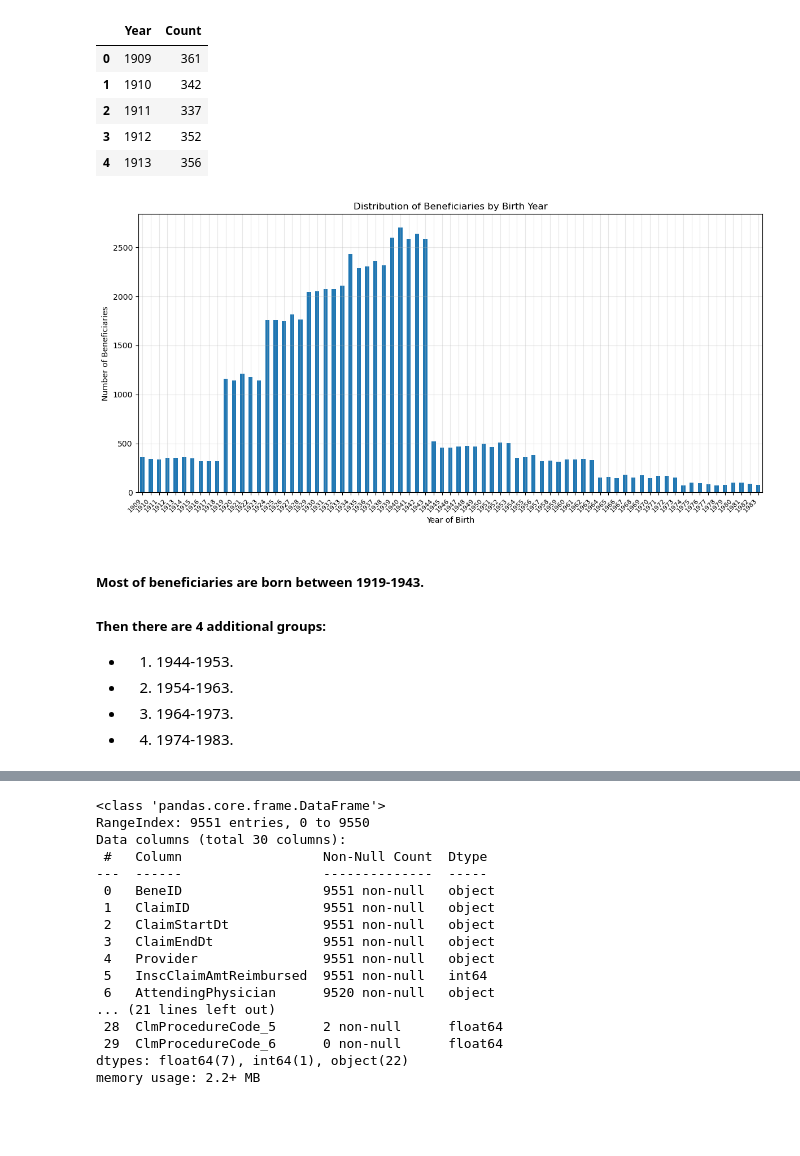
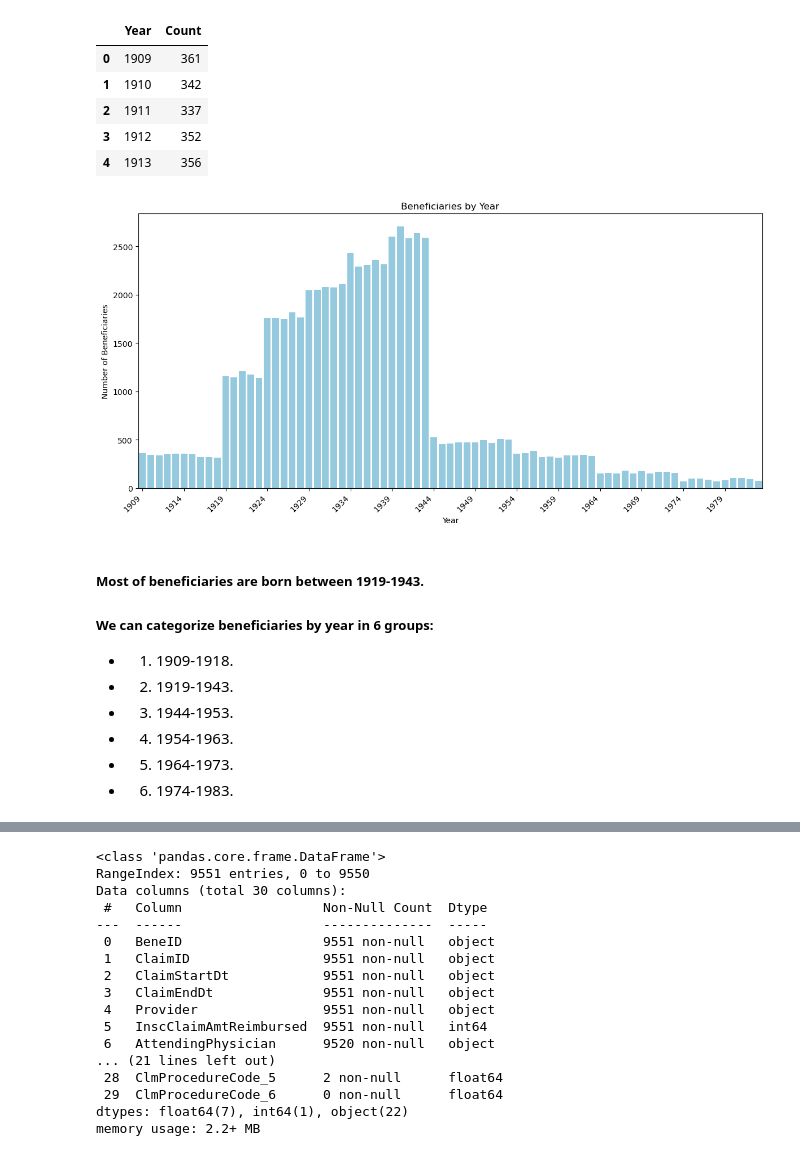
Before and after one commit to CesarChaparro1974/Healthcare-provider-fraud-detection, a Jupyter notebook: notebook.ipynb, the cells around one changed output, grey strips where cells are left out. Drawn from its saved outputs; the diff is of its cells as text; code cells hidden in the pictures; blank space fills up the shorter version.

```diff
--- a/notebook.ipynb
+++ b/notebook.ipynb
@@ -179,23 +179,28 @@ beneficiaries_by_year.head()
 | 2 | 1911 | 337 |
 | 3 | 1912 | 352 |
 | 4 | 1913 | 356 |
-# %%
-# More customized version
-plt.figure(figsize=(12, 6))
-birth_year_dist.plot(kind='bar')
-plt.title('Distribution of Beneficiaries by Birth Year', fontsize=12)
-plt.xlabel('Year of Birth', fontsize=10)
-plt.ylabel('Number of Beneficiaries', fontsize=10)
-plt.xticks(rotation=45, fontsize=8, ha='right')  # ha='right' helps with alignment
-plt.grid(True, alpha=0.3)
-plt.tight_layout()  # Prevents label cutoff
-plt.show()
-# %% [output]
-[figure, removed]
+# %%
+# Create a bar plot
+plt.figure(figsize=(12, 6))
+sns.barplot(x='Year', y='Count', data=beneficiaries_by_year, color='skyblue')
+
+# Adjust x-axis to show every 5th year
+xticks = beneficiaries_by_year['Year'][::5]
+plt.xticks(ticks=range(0, len(beneficiaries_by_year), 5), labels=xticks, rotation=45, ha='right')
+
+plt.xlabel('Year')
+plt.ylabel('Number of Beneficiaries')
+plt.title('Beneficiaries by Year')
+plt.tight_layout()  # Adjust layout to fit labels
+plt.show()
+# %% [output]
+[figure, added]
 # %% [markdown]
 ##### Most of beneficiaries are born between 1919-1943.<br>
-##### Then there are 4 additional groups:<br>
-* 1. 1944-1953.<br>
-* 2. 1954-1963.<br>
-* 3. 1964-1973.<br>
-* 4. 1974-1983.
+##### We can categorize beneficiaries by year in 6 groups:<br>
+* 1. 1909-1918.<br>
+* 2. 1919-1943.<br>
+* 3. 1944-1953.<br>
+* 4. 1954-1963.<br>
+* 5. 1964-1973.<br>
+* 6. 1974-1983.
```
Also changed, not shown: parts of 10 cells of this notebook, 1 other file.
